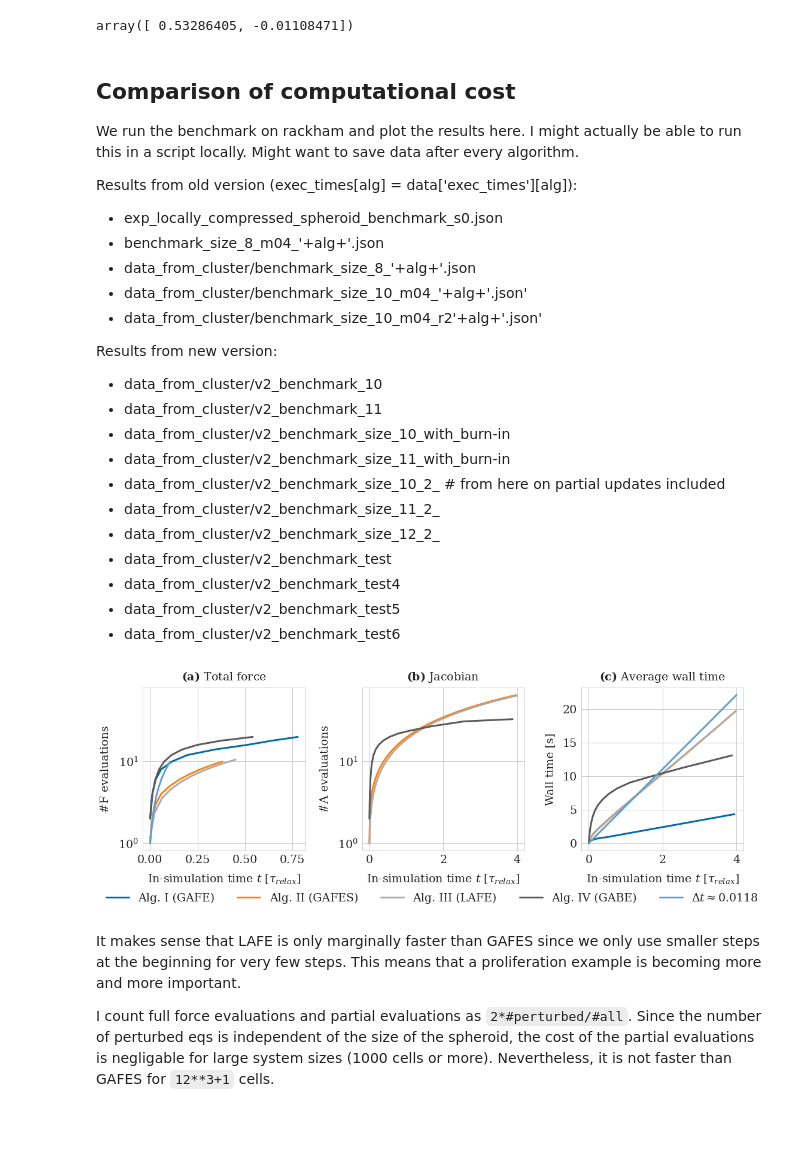
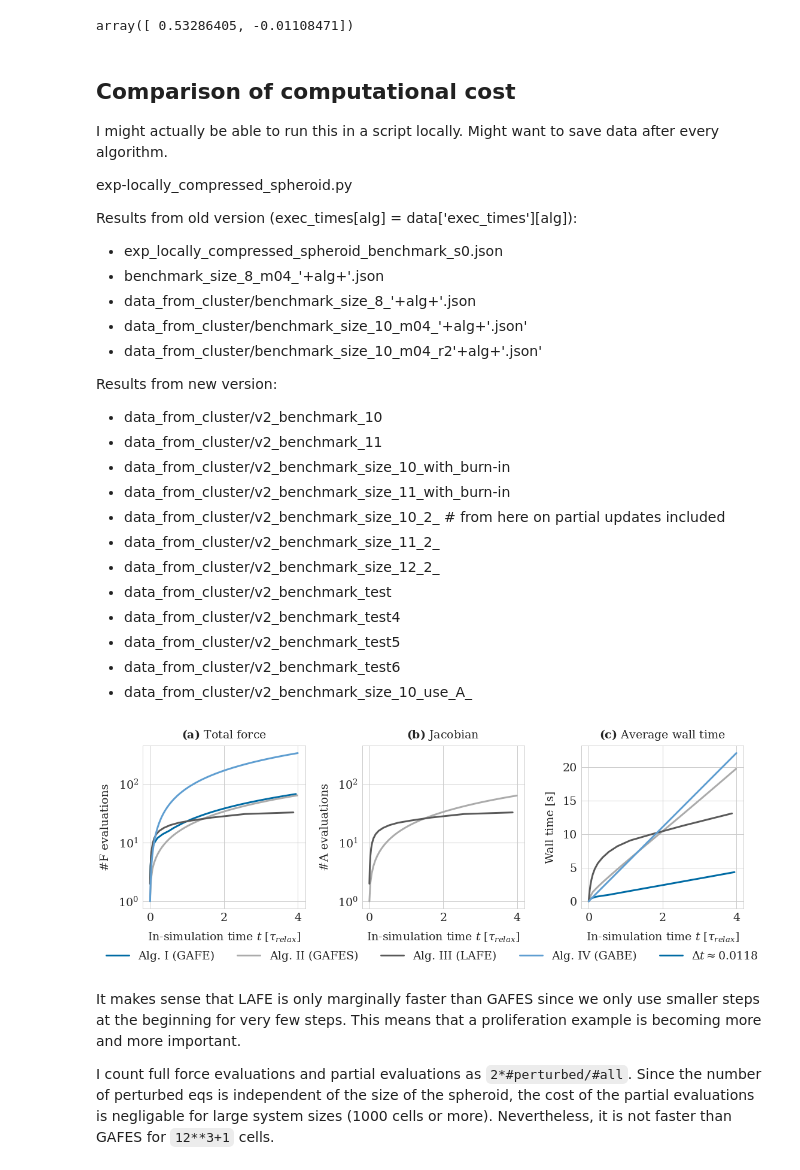
Before and after one commit to somathias/cbmos, a Jupyter notebook: experiments/exp-draft_single_proliferation_event_within_spheroid.ipynb, the cells around one changed output. Saved outputs shown, nothing was run; the diff lists cells and outputs as text; code cells hidden in the pictures; blank space fills up the shorter version.

Commit message:
Rerun benchmark using sparsity pattern of A

```diff
--- a/experiments/exp-draft_single_proliferation_event_within_spheroid.ipynb
+++ b/experiments/exp-draft_single_proliferation_event_within_spheroid.ipynb
@@ -76,7 +76,7 @@ params = {'EF_glob_adap_acc': {'eta': eta},
                             'always_calculate_Jacobian': True,
                             'local_adaptivity': True, 'm0': 4,
                             #'calculate_eigenvalues': True
-                            'dim': dim,
+                            #'dim': dim,
                             'rA': rA
                            },
           'EB_global_adap': {'eta': eta, 'jacobian': models['EB_global_adap'].jacobian, 'force_args': params_cubic}
@@ -467,7 +467,9 @@ array([ 0.53286405, -0.01108471])
 # %% [markdown]
 ## Comparison of computational cost
 
-We run the benchmark on rackham and plot the results here. I might actually be able to run this in a script locally. Might want to save data after every algorithm.
+ I might actually be able to run this in a script locally. Might want to save data after every algorithm.
+
+ exp-locally_compressed_spheroid.py
 
 Results from old version (exec_times[alg] = data['exec_times'][alg]):
 - exp_locally_compressed_spheroid_benchmark_s0.json
@@ -488,3 +490,4 @@ Results from new version:
 - data_from_cluster/v2_benchmark_test4
 - data_from_cluster/v2_benchmark_test5
 - data_from_cluster/v2_benchmark_test6
+- data_from_cluster/v2_benchmark_size_10_use_A_
@@ -493,3 +494,11 @@ algorithms = ['EF_glob_adap_acc', 'EF_glob_adap_stab' ,  'EF_local_adap', 'EB_gl
+# %%
+#algorithms = ['EF_glob_adap_acc', 'EF_glob_adap_stab' ,  'EF_local_adap', 'EB_global_adap', 'fixed_dt' ]
+algorithms = ['EF_glob_adap_acc',  'EF_local_adap', 'EB_global_adap', 'fixed_dt' ]
+colors = {'EF_glob_adap_acc': defcolors[0],
+          'EF_glob_adap_stab': defcolors[1] ,
+          'EF_local_adap': defcolors[2],
+          'EB_global_adap': defcolors[3],
+          'fixed_dt' : defcolors[4]}
 # %%
 N_cells = 5**3
 dim = 3
@@ -512,37 +521,37 @@ for alg in algorithms:
 dt_f = ts_s['fixed_dt'][1] - ts_s['fixed_dt'][0]
 labels['fixed_dt'] = r'$\Delta t\approx$'+str(np.round(dt_f, 4))
 
 fig, (ax1, ax2, ax3) = plt.subplots(1, 3, figsize=(18, 6), gridspec_kw={'hspace':0.2, 'wspace': 0.35})
 
 for i, alg in enumerate(algorithms):
-    ax3.plot(ts_s[alg][:-1], exec_times[alg], label=labels[alg], color=defcolors[i])
+    ax3.plot(ts_s[alg][:-1], exec_times[alg], label=labels[alg], color=colors[alg])
 #    ax1.plot(ts_s[alg][:-1], min_exec_times[alg], label=labels[alg], linestyle='--', color=defcolors[i])
 #    ax1.plot(ts_s[alg][:-1], max_exec_times[alg], label=labels[alg], linestyle=':', color=defcolors[i])
-    ax1.semilogy(ts_s[alg][:10], F_evaluations[alg][:10], label=labels[alg])
-    ax2.semilogy(ts_s[alg][:-1], A_evaluations[alg][:len(ts_s[alg])-1], label=labels[alg])
+    ax1.semilogy(ts_s[alg][:-1], F_evaluations[alg][:len(ts_s[alg])-1], label=labels[alg],  color=colors[alg])
+    ax2.semilogy(ts_s[alg][:-1], A_evaluations[alg][:len(ts_s[alg])-1], label=labels[alg],  color=colors[alg])
 #ax2.legend()
 ax1.set(xlabel=r'In-simulation time $t$ [$ \tau_{relax}$]')
 ax3.set_ylabel('Wall time [s]')
 
 ax2.set(xlabel=r'In-simulation time $t$ [$ \tau_{relax}$]')
 ax3.set(xlabel=r'In-simulation time $t$ [$ \tau_{relax}$]')
 
 fig.legend(['Alg. I (GAFE)',  'Alg. II (GAFES)', 'Alg. III (LAFE)', 'Alg. IV (GABE)', r'$\Delta t\approx$'+str(np.round(dt_f, 4))], loc=8, ncol=5)
 #ax1.set_ylim([-0.5, 38])
 fig.subplots_adjust(bottom=0.25)
 
 ax1.set_title(r'$\bf{(a)}$ Total force')
 ax2.set_title(r'$\bf{(b)}$ Jacobian')
 ax3.set_title(r'$\bf{(c)}$ Average wall time')
 
 
 ax2.get_shared_y_axes().join(ax1, ax2)
 #ax3.set_yticklabels([])
 ax1.set(ylabel=r'#F evaluations')
 ax2.set(ylabel=r'#A evaluations')
 plt.savefig('locally_comp_spheroid_benchmark.pdf', bbox_inches='tight')
 # %% [output]
-[figure, old version]
+[figure, new version]
 # %% [markdown]
 It makes sense that LAFE is only marginally faster than GAFES since we only use smaller steps at the beginning for very few steps. This means that a proliferation example is becoming more and more important.
 
```
Also changed, not shown: parts of 4 cells of this notebook, 6 other files.
